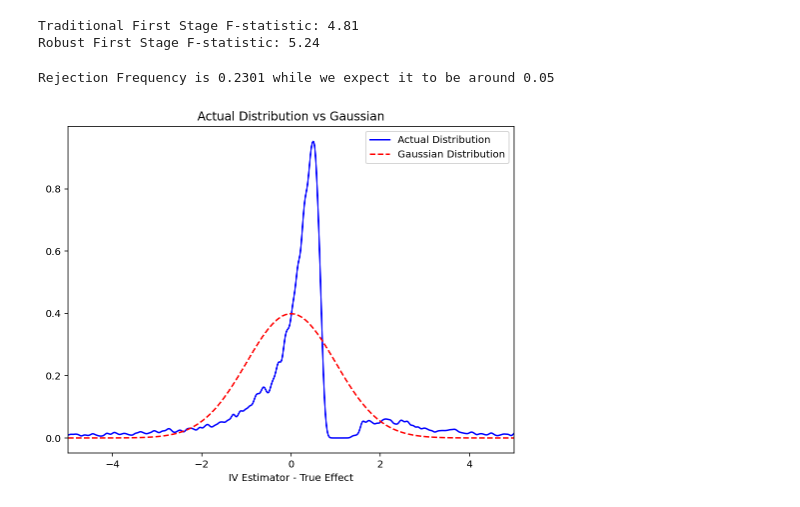
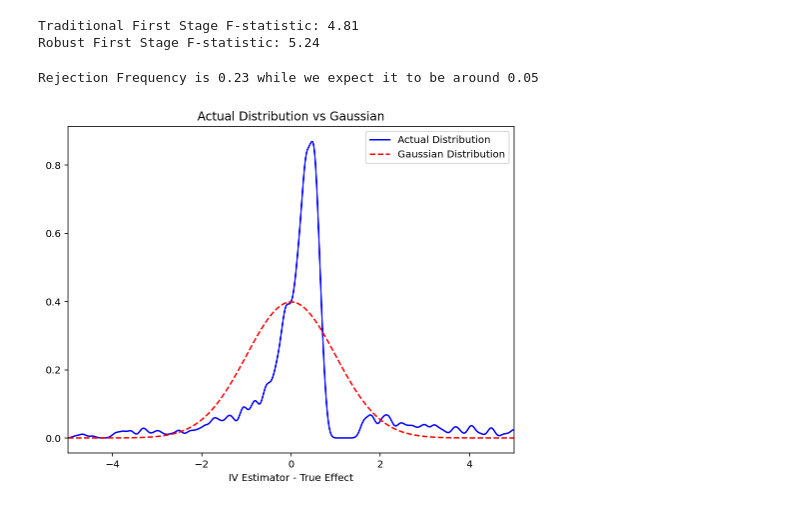
Before and after one commit to pabloestradac/causalml-advanced, a Jupyter notebook: notebooks/IV.ipynb, the cells around one changed output. Cells and saved outputs as stored; diff of their text form; code cells hidden in the pictures.

```diff
--- a/notebooks/IV.ipynb
+++ b/notebooks/IV.ipynb
@@ -206,10 +203,10 @@ print('Robust First Stage F-statistic: {:.2f}'.format(iv._eff_F))
 Traditional First Stage F-statistic: 4.81
 Robust First Stage F-statistic: 5.24
 # %%
-# Run 10000 trials to evaluate distribution of the IV estimator
+# Run 1000 trials to evaluate distribution of the IV estimator
 
-nsim = 10000  # trials
-IVEst = np.zeros(nsim)
+nsim = 1000  # trials
+ivsims = np.zeros(nsim)
 
 for i in range(nsim):
     U = rng.normal(size=n)
@@ -220,37 +217,37 @@ for i in range(nsim):
 
     # IV regression
     iv = pf.feols(fml='Y ~ 1 | D ~ Z', data=df)
-    IVEst[i] = iv.coef()['D']
+    ivsims[i] = iv.coef()['D']
 # %%
 # Plot the Actual Distribution against the Normal Approximation (based on Strong Instrument Assumption)
 
 import scipy.stats as stats
 
-# Plotting the density of IVEst
+# Plotting the density of ivsims
 plt.figure(figsize=(8, 6))
 plt.xlim(-5, 5)
 plt.xlabel("IV Estimator - True Effect")
 plt.title("Actual Distribution vs Gaussian")
 
 # Plotting density estimate of simulated IV coefficients
 val = np.linspace(-5, 5, 200)
-kde = stats.gaussian_kde(IVEst - 1, bw_method=.001)  # Need to play with bandwidth depending on problem features.
+kde = stats.gaussian_kde(ivsims - 1, bw_method=.001)  # Need to play with bandwidth depending on problem features.
 density = kde(np.linspace(-5, 5, 1000))
 plt.plot(np.linspace(-5, 5, 1000), density, color='blue', label='Actual Distribution')
 
 # Plotting Gaussian distribution
 var = (1 / (beta ** 2)) * (1 / n)  # theoretical variance of IV
 sd = np.sqrt(var)
 gaussian = stats.norm.pdf(val, scale=sd)
 plt.plot(val, gaussian, color='red', linestyle='--', label='Gaussian Distribution')
 
 plt.legend()
 
 # Calculating rejection frequency
-rejection_frequency = np.sum(np.abs(IVEst - 1) / sd > 1.96) / nsim
+rejection_frequency = np.sum(np.abs(ivsims - 1) / sd > 1.96) / nsim
 print("Rejection Frequency is", rejection_frequency, "while we expect it to be around 0.05")
 
 plt.show()
 # %% [output]
-Rejection Frequency is 0.2301 while we expect it to be around 0.05
+Rejection Frequency is 0.23 while we expect it to be around 0.05
-[figure, old version]
+[figure, new version]
```
Also changed, not shown: parts of 2 cells of this notebook.
